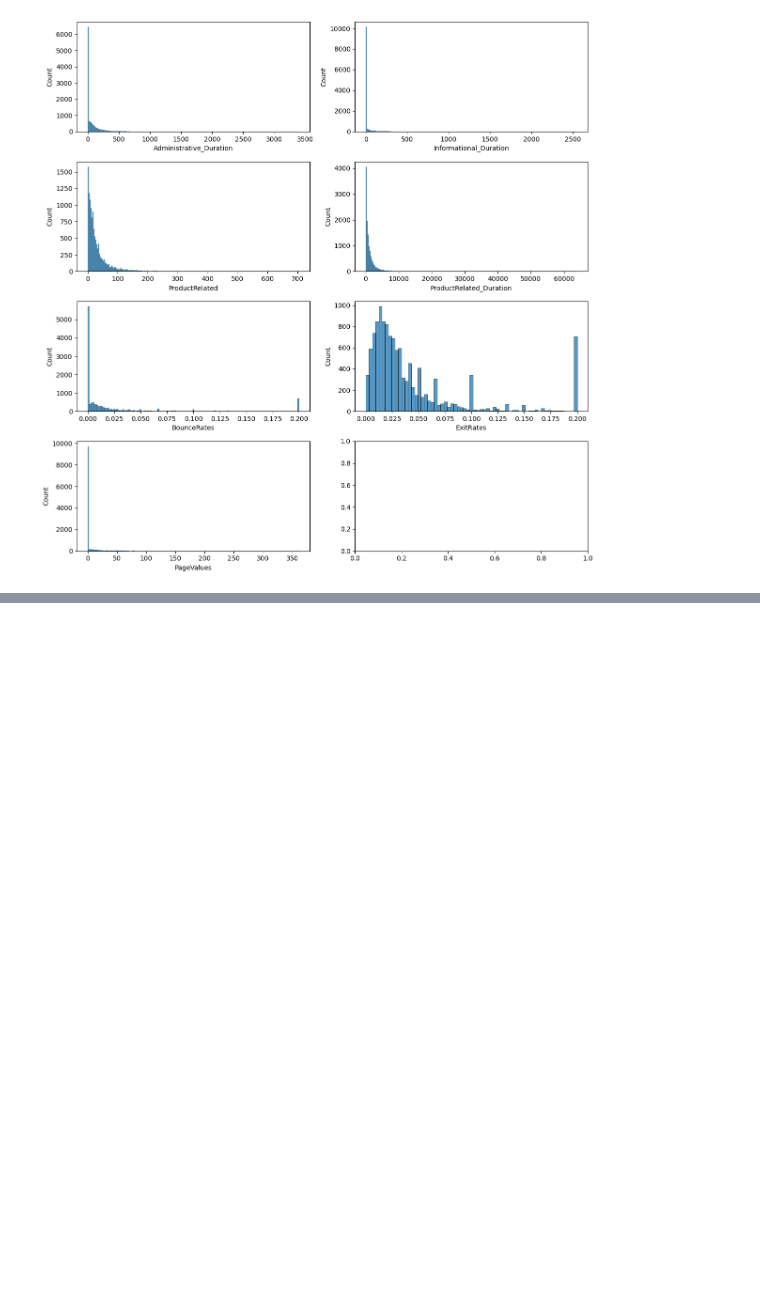
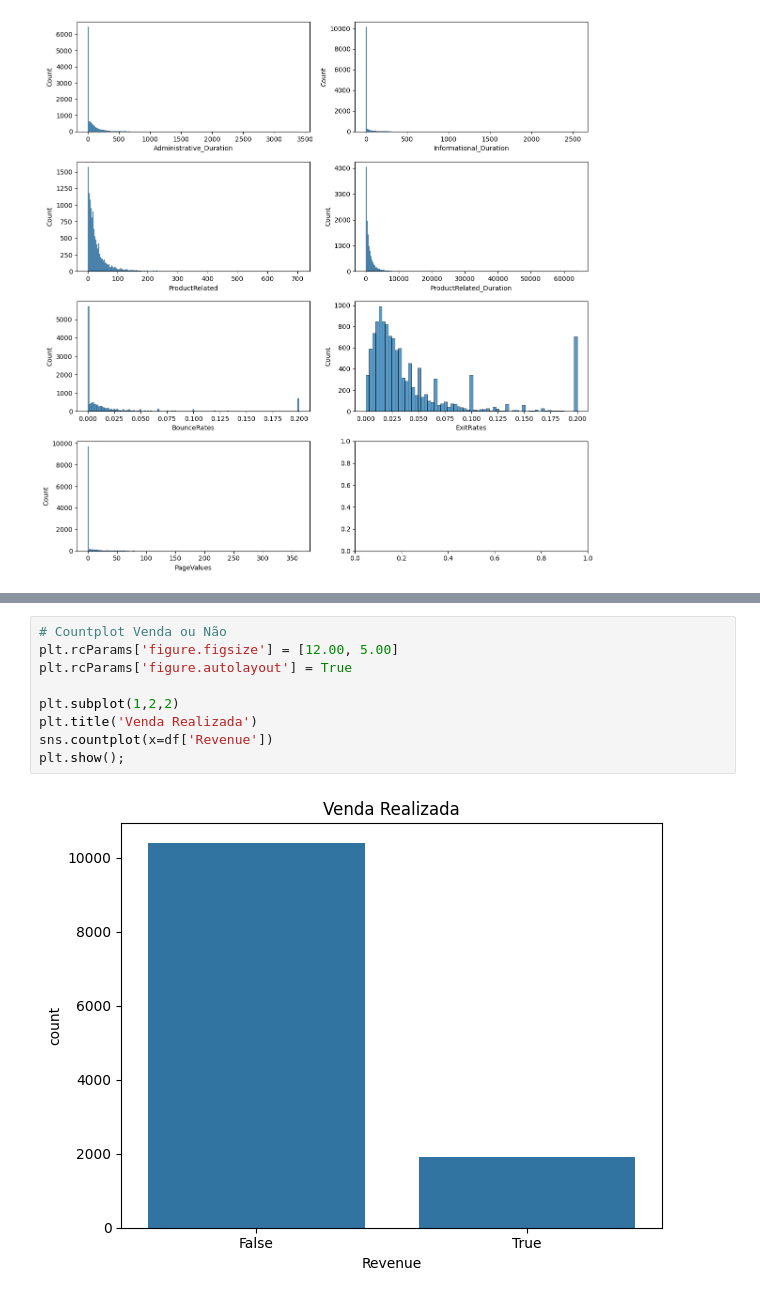
Before and after one commit to LeonArmster/Projeto_Previsao_Ecommerce, a Jupyter notebook: Code/modelo_preditivo.ipynb, the cells around one changed output, grey strips where cells are left out. Drawn from its saved outputs; the diff is of its cells as text; blank space fills up the shorter version.

```diff
--- a/Code/modelo_preditivo.ipynb
+++ b/Code/modelo_preditivo.ipynb
@@ -264,0 +325,11 @@ plt.show();
+# %%
+# Countplot Venda ou Não
+plt.rcParams['figure.figsize'] = [12.00, 5.00]
+plt.rcParams['figure.autolayout'] = True
+
+plt.subplot(1,2,2)
+plt.title('Venda Realizada')
+sns.countplot(x=df['Revenue'])
+plt.show();
+# %% [output]
+[figure, added]
```
Also changed, not shown: parts of 47 cells of this notebook, 2 other files.
